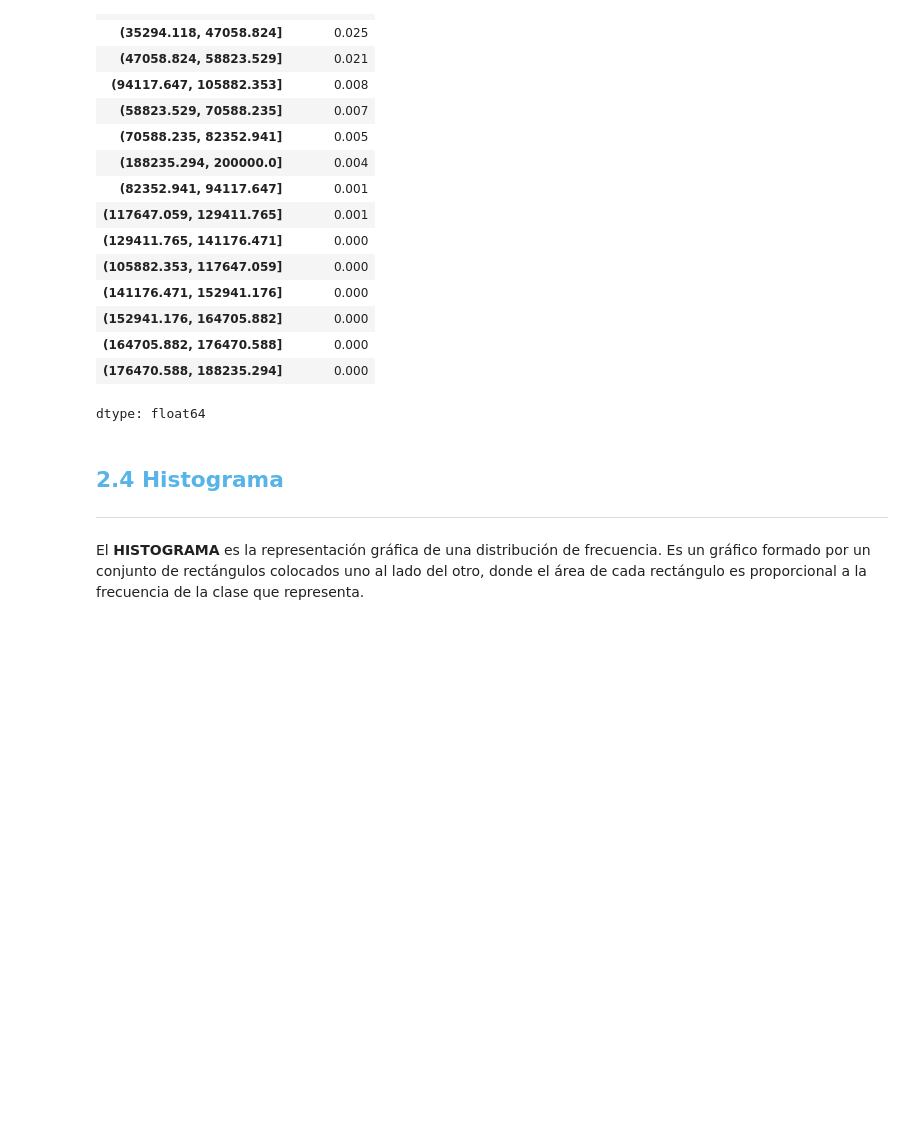
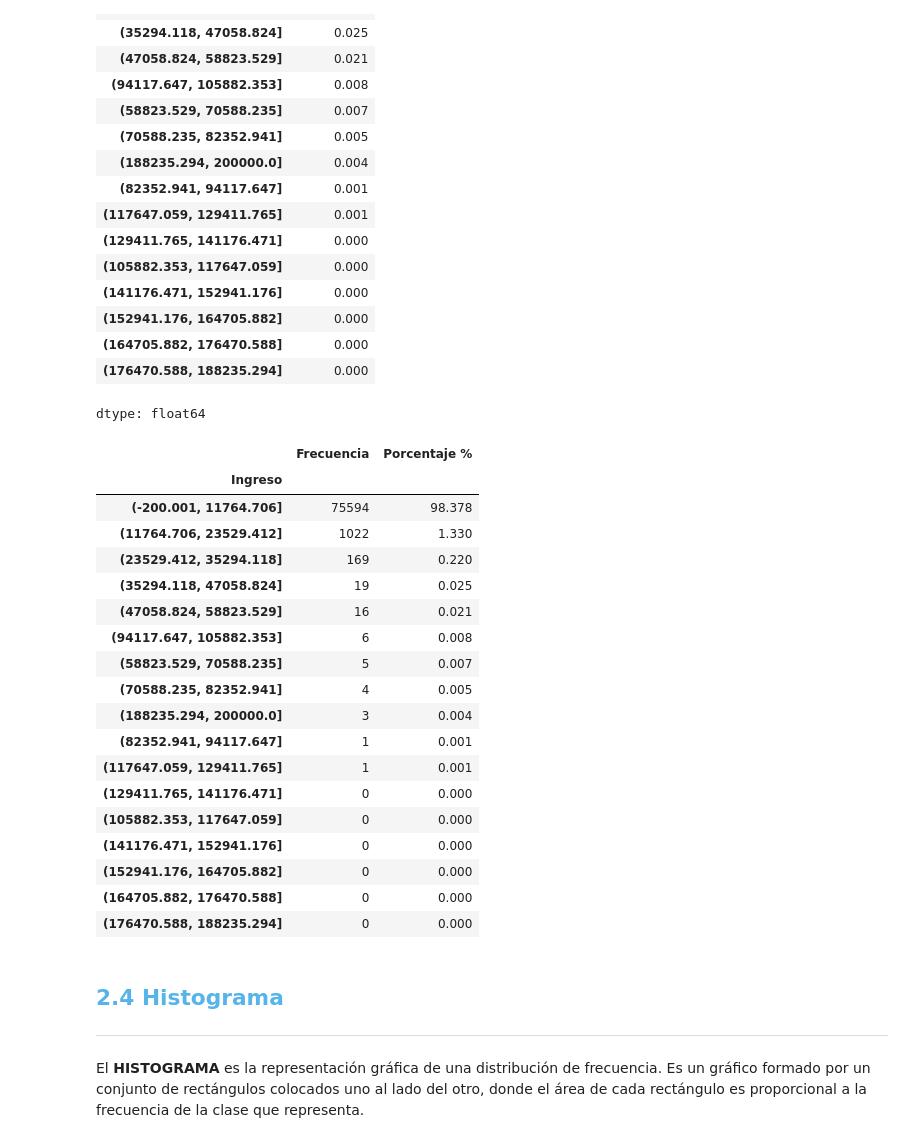
Before and after one commit to MyAppsTest/Estadistica_con_Python, a Jupyter notebook: Curso_de_Estadística_con_Python_1.ipynb, the cells around one changed output. Cells and saved outputs as stored; diff of their text form; code cells hidden in the pictures; blank space fills up the shorter version.

```diff
--- a/Curso_de_Estadística_con_Python_1.ipynb
+++ b/Curso_de_Estadística_con_Python_1.ipynb
@@ -568,6 +575,30 @@ porcentaje_sturges
 | (164705.882, 176470.588] | 0.000 |
 | (176470.588, 188235.294] | 0.000 |
 dtype: float64
+# %%
+dist_frec_cuant_amplitud_fija = pd.DataFrame({'Frecuencia': frecuencia_sturges, 'Porcentaje %' : porcentaje_sturges})
+# %%
+dist_frec_cuant_amplitud_fija
+# %% [output]
+|  | Frecuencia | Porcentaje % |
+| Ingreso |  |  |
+| (-200.001, 11764.706] | 75594 | 98.378 |
+| (11764.706, 23529.412] | 1022 | 1.330 |
+| (23529.412, 35294.118] | 169 | 0.220 |
+| (35294.118, 47058.824] | 19 | 0.025 |
+| (47058.824, 58823.529] | 16 | 0.021 |
+| (94117.647, 105882.353] | 6 | 0.008 |
+| (58823.529, 70588.235] | 5 | 0.007 |
+| (70588.235, 82352.941] | 4 | 0.005 |
+| (188235.294, 200000.0] | 3 | 0.004 |
+| (82352.941, 94117.647] | 1 | 0.001 |
+| (117647.059, 129411.765] | 1 | 0.001 |
+| (129411.765, 141176.471] | 0 | 0.000 |
+| (105882.353, 117647.059] | 0 | 0.000 |
+| (141176.471, 152941.176] | 0 | 0.000 |
+| (152941.176, 164705.882] | 0 | 0.000 |
+| (164705.882, 176470.588] | 0 | 0.000 |
+| (176470.588, 188235.294] | 0 | 0.000 |
 # %% [markdown]
 ## <font color=#56B4E9>2.4 Histograma</font>
 ***
```
Also changed, not shown: parts of 6 cells of this notebook.
